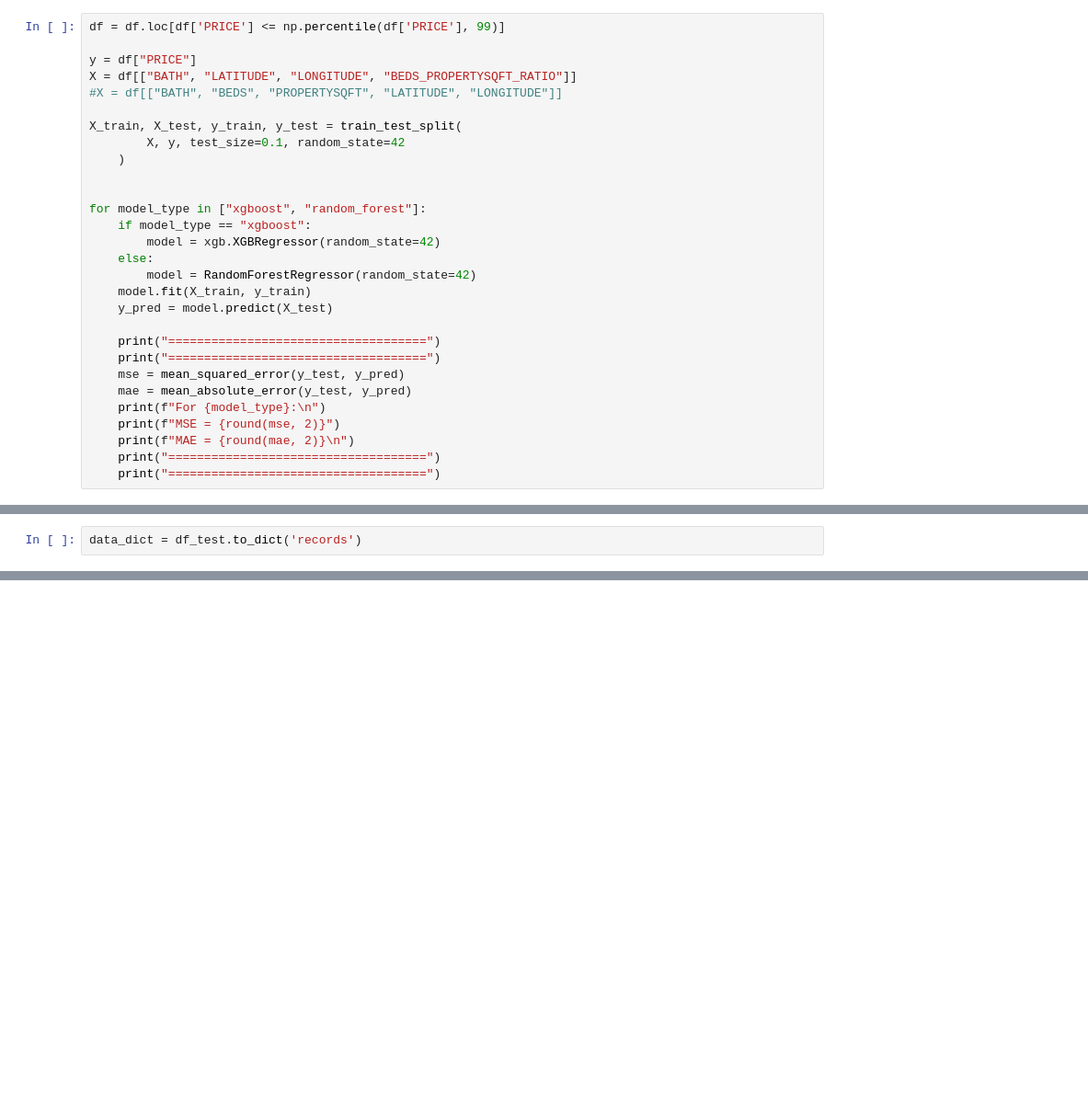
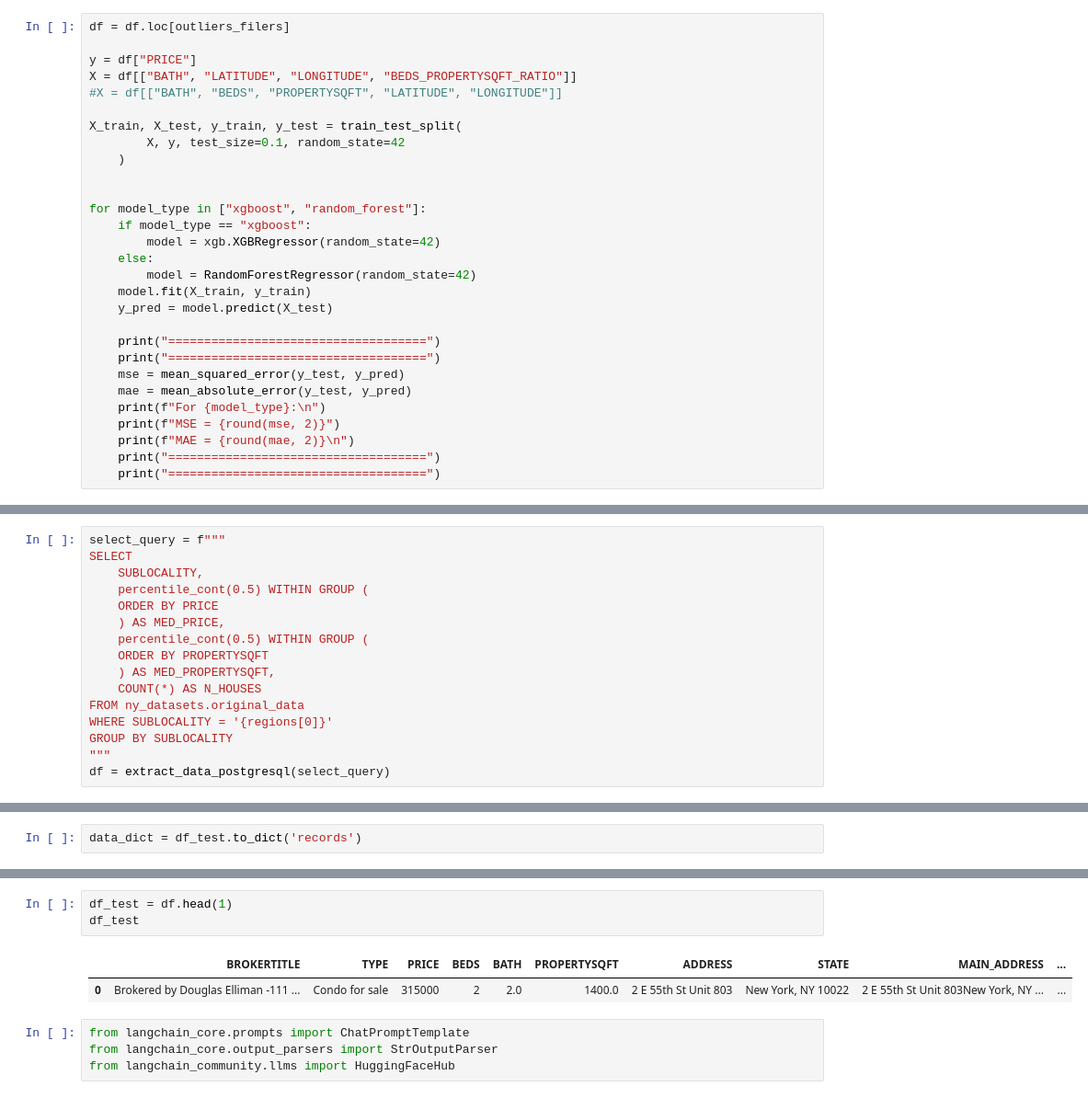
Before and after one commit to T1burski/ny-housing-ml-llm, a Jupyter notebook: eda.ipynb, the cells around one changed output, grey strips where cells are left out. Shown at 92% size. Saved outputs shown, nothing was run; the diff lists cells and outputs as text; blank space fills up the shorter version.

```diff
--- a/eda.ipynb
+++ b/eda.ipynb
@@ -108,5 +150,5 @@ sns.pairplot(data=df_exp)
 # %%
-df = df.loc[df['PRICE'] <= np.percentile(df['PRICE'], 99)]
+df = df.loc[outliers_filers]
 
 y = df["PRICE"]
 X = df[["BATH", "LATITUDE", "LONGITUDE", "BEDS_PROPERTYSQFT_RATIO"]]
@@ -301,0 +298,16 @@ memory usage: 637.8+ KB
+# %%
+select_query = f"""
+SELECT
+    SUBLOCALITY,
+    percentile_cont(0.5) WITHIN GROUP (
+    ORDER BY PRICE
+    ) AS MED_PRICE,
+    percentile_cont(0.5) WITHIN GROUP (
+    ORDER BY PROPERTYSQFT
+    ) AS MED_PROPERTYSQFT,
+    COUNT(*) AS N_HOUSES
+FROM ny_datasets.original_data
+WHERE SUBLOCALITY = '{regions[0]}'
+GROUP BY SUBLOCALITY
+"""
+df = extract_data_postgresql(select_query)
@@ -431,0 +471,10 @@ data_columns
+# %%
+df_test = df.head(1)
+df_test
+# %% [output]
+|  | BROKERTITLE | TYPE | PRICE | BEDS | BATH | PROPERTYSQFT | ADDRESS | STATE | MAIN_ADDRESS | ... |
+| 0 | Brokered by Douglas Elliman -111 ... | Condo for sale | 315000 | 2 | 2.0 | 1400.0 | 2 E 55th St Unit 803 | New York, NY 10022 | 2 E 55th St Unit 803New York, NY ... | ... |
+# %%
+from langchain_core.prompts import ChatPromptTemplate
+from langchain_core.output_parsers import StrOutputParser
+from langchain_community.llms import HuggingFaceHub
```
Also changed, not shown: parts of 23 cells of this notebook, 22 other files.
